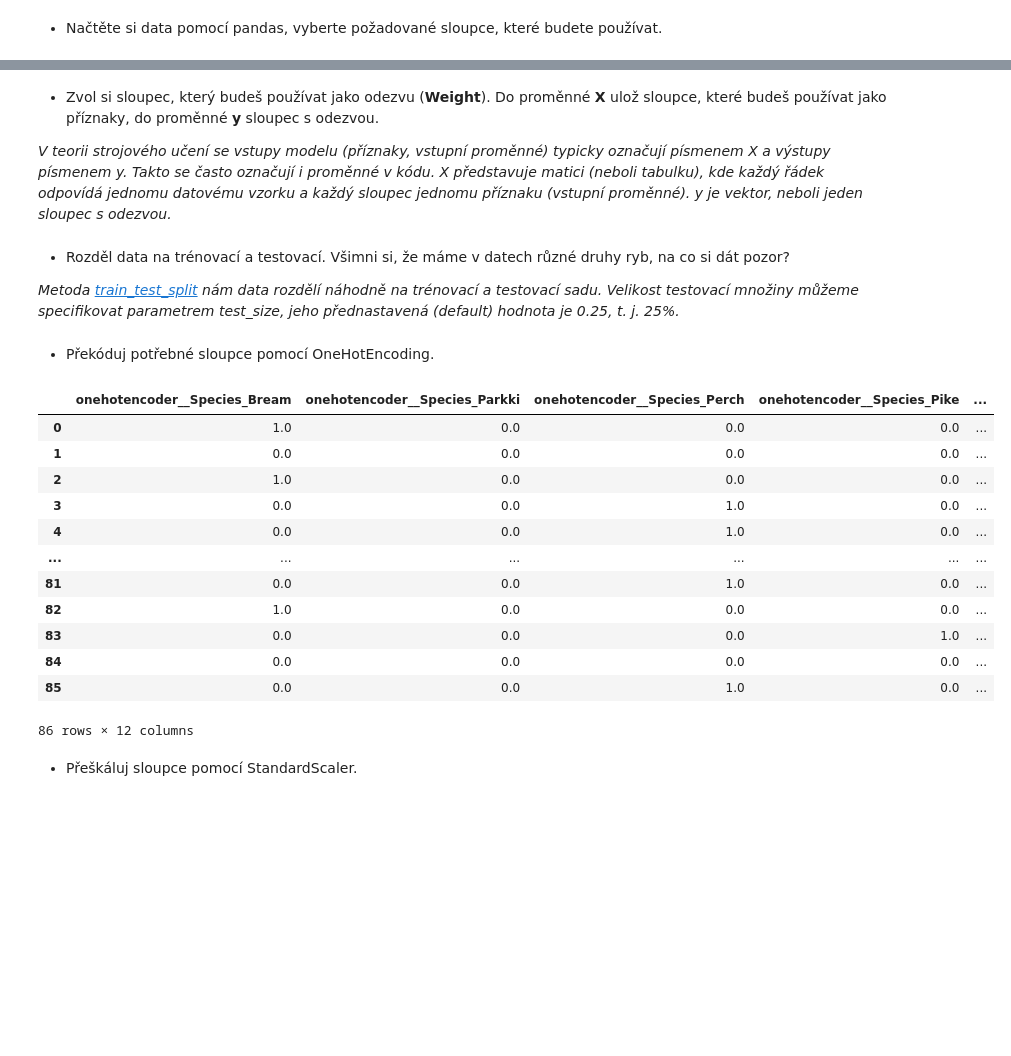
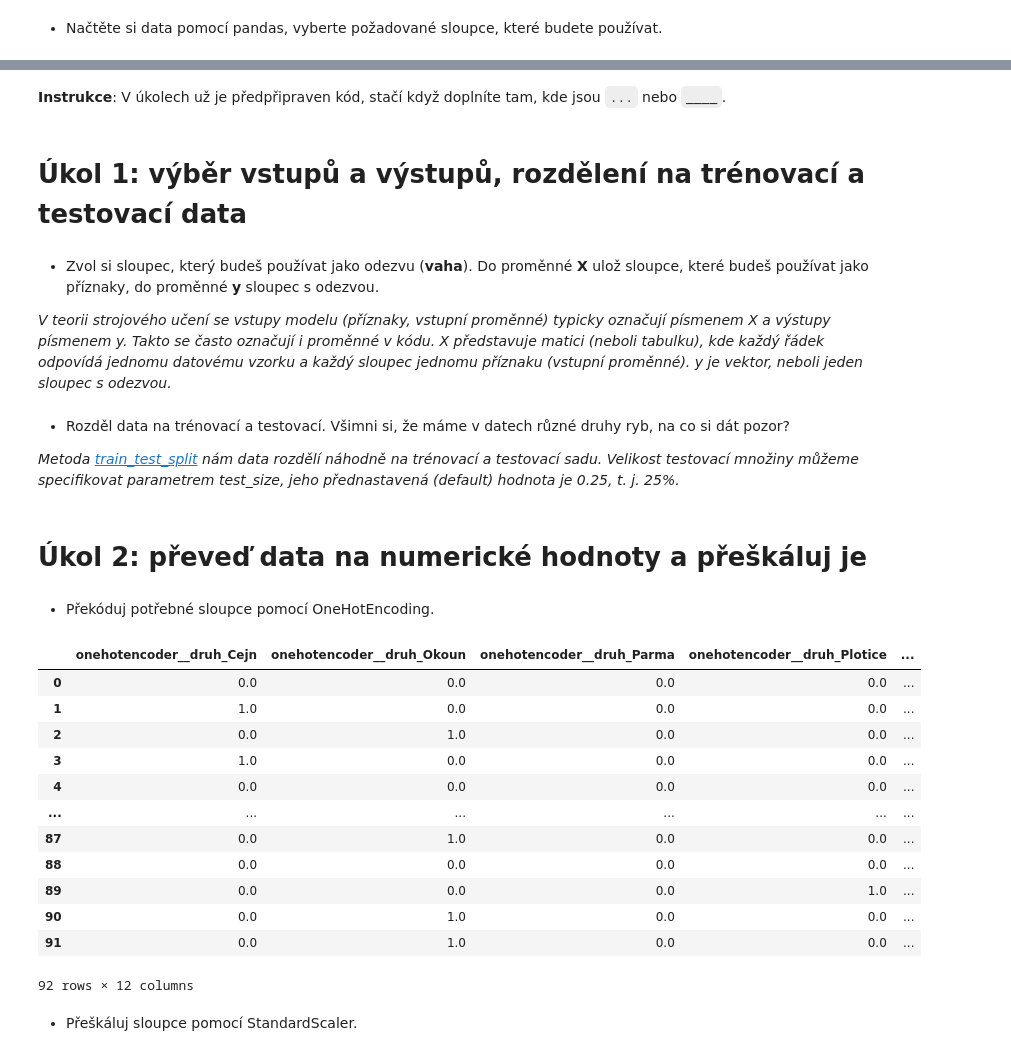
Before and after one commit to PyDataCZ/pyladies-kurz, a Jupyter notebook: lessons/pydata/homework_revisited/index.ipynb, the cells around one changed output, grey strips where cells are left out. Drawn from its saved outputs; the diff is of its cells as text; code cells hidden in the pictures; blank space fills up the shorter version.

```diff
--- a/lessons/pydata/homework_revisited/index.ipynb
+++ b/lessons/pydata/homework_revisited/index.ipynb
@@ -12,7 +16,28 @@ warnings.filterwarnings("ignore", category=ConvergenceWarning)
 # %% [markdown]
 - Načtěte si data pomocí pandas, vyberte požadované sloupce, které budete používat.
+# %%
+def read_fish_data(filename):
+    return (
+        pd.read_csv(filename, index_col=0)
+        .rename(columns={
+            "Species": "druh",
+            "Weight": "vaha",
+            "Length1": "delka1",
+            "Length2": "delka2",
+            "Length3": "delka3",
+            "Height": "vyska",
+            "Width": "sirka"})
+        .replace({
+            "Bream": "Cejn",
+            "Parkki": "Parma",
+            "Perch": "Okoun",
+            "Pike": "Štika",
+            "Roach": "Plotice",
+            "Smelt": "Šprota",
+            "Whitefish": "Síh"})
+    )
 # %%
-fish_data = pd.read_csv("fish_data.csv", index_col=0)
+fish_data = read_fish_data("fish_data.csv")
 fish_data = fish_data.drop(columns=["ID"])
 fish_data
 # %% [output]
@@ -31,11 +56,16 @@ fish_data
 123 rows × 7 columns
+# %% [markdown]
+**Instrukce**:
+V úkolech už je předpřipraven kód, stačí když doplníte tam, kde jsou `...` nebo `____`.
+# %% [markdown]
+# Úkol 1: výběr vstupů a výstupů, rozdělení na trénovací a testovací data
 # %% [markdown]
-- Zvol si sloupec, který budeš používat jako odezvu (**Weight**). Do proměnné **X** ulož sloupce, které budeš používat jako příznaky, do proměnné **y** sloupec s odezvou.
+- Zvol si sloupec, který budeš používat jako odezvu (**vaha**). Do proměnné **X** ulož sloupce, které budeš používat jako příznaky, do proměnné **y** sloupec s odezvou.
 
 *V teorii strojového učení se vstupy modelu (příznaky, vstupní proměnné) typicky označují písmenem X a výstupy písmenem y. Takto se často označují i proměnné v kódu. X představuje matici (neboli tabulku), kde každý řádek odpovídá jednomu datovému vzorku a každý sloupec jednomu příznaku (vstupní proměnné). y je vektor, neboli jeden sloupec s odezvou.*
 # %%
-y = fish_data["Weight"]
-X = fish_data.drop(columns=["Weight"])
+y = fish_data["vaha"]
+X = fish_data.drop(columns=["vaha"])
 # %% [markdown]
 - Rozděl data na trénovací a testovací. Všimni si, že máme v datech různé druhy ryb, na co si dát pozor?
 
@@ -43,39 +73,40 @@ X = fish_data.drop(columns=["Weight"])
 # %%
 from sklearn.model_selection import train_test_split
 
-X_train_raw, X_test_raw, y_train, y_test = train_test_split(X, y)
-X_train_raw, X_test_raw, y_train, y_test = train_test_split(X, y, test_size=0.3, stratify=X["Species"])
+X_train_raw, X_test_raw, y_train, y_test = train_test_split(X, y, stratify=X["druh"])
+# %% [markdown]
+# Úkol 2: převeď data na numerické hodnoty a přeškáluj je
 # %% [markdown]
 + Překóduj potřebné sloupce pomocí OneHotEncoding.
 # %%
 from sklearn.preprocessing import OneHotEncoder
 from sklearn.compose import make_column_transformer
 
-categorical_columns = ["Species"]
+categorical_columns = ["druh"]
 
 transformer = make_column_transformer(
-    (OneHotEncoder(sparse_output=False), ["Species"]),
+    (OneHotEncoder(sparse_output=False), categorical_columns),
     remainder="passthrough"
 )
 
 X_train_onehot = transformer.fit_transform(X_train_raw)
 X_test_onehot = transformer.transform(X_test_raw)
 
 pd.DataFrame(X_train_onehot, columns=transformer.get_feature_names_out())
 # %% [output]
-|  | onehotencoder__Species_Bream | onehotencoder__Species_Parkki | onehotencoder__Species_Perch | onehotencoder__Species_Pike | ... |
-| 0 | 1.0 | 0.0 | 0.0 | 0.0 | ... |
-| 1 | 0.0 | 0.0 | 0.0 | 0.0 | ... |
-| 2 | 1.0 | 0.0 | 0.0 | 0.0 | ... |
-| 3 | 0.0 | 0.0 | 1.0 | 0.0 | ... |
-| 4 | 0.0 | 0.0 | 1.0 | 0.0 | ... |
+|  | onehotencoder__druh_Cejn | onehotencoder__druh_Okoun | onehotencoder__druh_Parma | onehotencoder__druh_Plotice | ... |
+| 0 | 0.0 | 0.0 | 0.0 | 0.0 | ... |
+| 1 | 1.0 | 0.0 | 0.0 | 0.0 | ... |
+| 2 | 0.0 | 1.0 | 0.0 | 0.0 | ... |
+| 3 | 1.0 | 0.0 | 0.0 | 0.0 | ... |
+| 4 | 0.0 | 0.0 | 0.0 | 0.0 | ... |
 | ... | ... | ... | ... | ... | ... |
-| 81 | 0.0 | 0.0 | 1.0 | 0.0 | ... |
-| 82 | 1.0 | 0.0 | 0.0 | 0.0 | ... |
-| 83 | 0.0 | 0.0 | 0.0 | 1.0 | ... |
-| 84 | 0.0 | 0.0 | 0.0 | 0.0 | ... |
-| 85 | 0.0 | 0.0 | 1.0 | 0.0 | ... |
+| 87 | 0.0 | 1.0 | 0.0 | 0.0 | ... |
+| 88 | 0.0 | 0.0 | 0.0 | 0.0 | ... |
+| 89 | 0.0 | 0.0 | 0.0 | 1.0 | ... |
+| 90 | 0.0 | 1.0 | 0.0 | 0.0 | ... |
+| 91 | 0.0 | 1.0 | 0.0 | 0.0 | ... |
-86 rows × 12 columns
+92 rows × 12 columns
 # %% [markdown]
 + Přeškáluj sloupce pomocí StandardScaler.
 # %%
```
Also changed, not shown: parts of 20 cells of this notebook, 1 other file.
